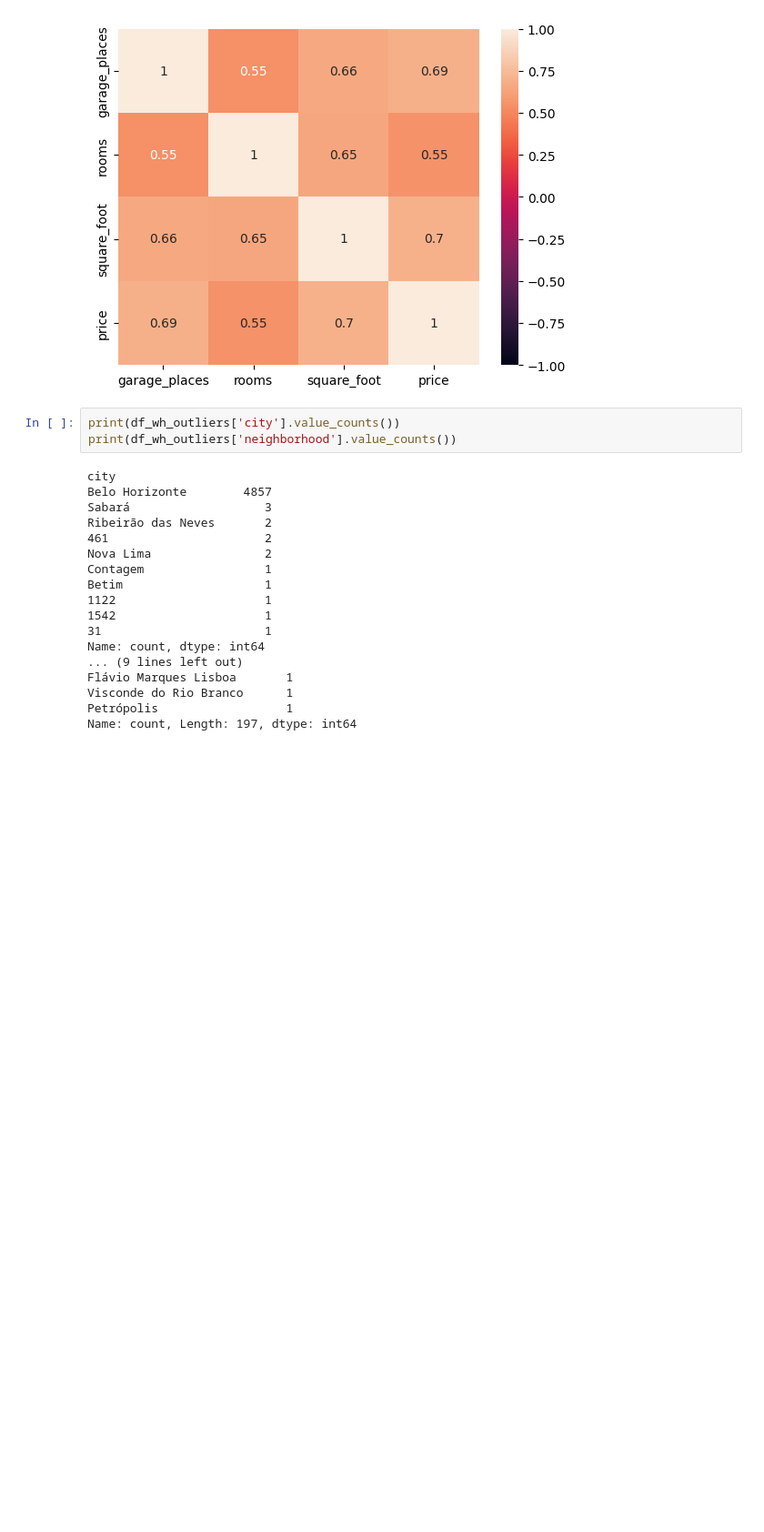
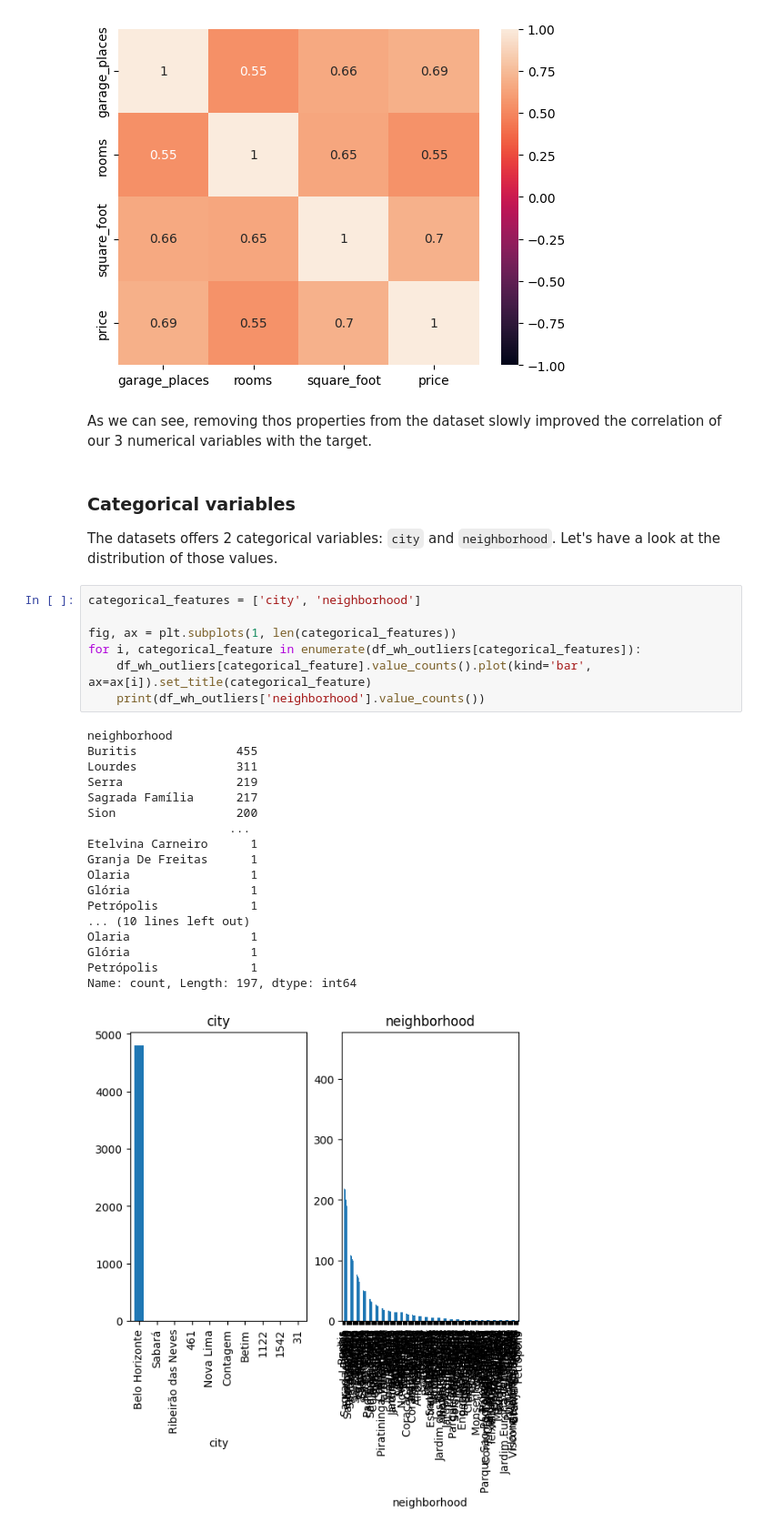
Before and after one commit to QuentinElGuay/belo-horizonte-pricing, a Jupyter notebook: EDA.ipynb, the cells around one changed output. Shown at 91% size. Saved outputs shown, nothing was run; the diff lists cells and outputs as text; blank space fills up the shorter version.

```diff
--- a/EDA.ipynb
+++ b/EDA.ipynb
@@ -318,24 +318,34 @@ corr.style.background_gradient(cmap='coolwarm')
 sns.heatmap(corr, vmin=-1, vmax=1, annot=True);
 # %% [output]
 [figure]
+# %% [markdown]
+As we can see, removing thos properties from the dataset slowly improved the correlation of our 3 numerical variables with the target.
+# %% [markdown]
+### Categorical variables
+The datasets offers 2 categorical variables: `city` and `neighborhood`. Let's have a look at the distribution of those values.
 # %%
-print(df_wh_outliers['city'].value_counts())
-print(df_wh_outliers['neighborhood'].value_counts())
+categorical_features = ['city', 'neighborhood']
+
+fig, ax = plt.subplots(1, len(categorical_features))
+for i, categorical_feature in enumerate(df_wh_outliers[categorical_features]):
+    df_wh_outliers[categorical_feature].value_counts().plot(kind='bar', ax=ax[i]).set_title(categorical_feature)
+    print(df_wh_outliers['neighborhood'].value_counts())
 # %% [output]
-city
-Belo Horizonte        4857
-Sabará                   3
-Ribeirão das Neves       2
-461                      2
-Nova Lima                2
-Contagem                 1
-Betim                    1
-1122                     1
-1542                     1
-31                       1
-Name: count, dtype: int64
-... (9 lines left out)
-Flávio Marques Lisboa       1
-Visconde do Rio Branco      1
-Petrópolis                  1
+neighborhood
+Buritis              455
+Lourdes              311
+Serra                219
+Sagrada Família      217
+Sion                 200
+                    ...
+Etelvina Carneiro      1
+Granja De Freitas      1
+Olaria                 1
+Glória                 1
+Petrópolis             1
+... (10 lines left out)
+Olaria                 1
+Glória                 1
+Petrópolis             1
 Name: count, Length: 197, dtype: int64
+[figure, added]
```
Also changed, not shown: parts of 9 cells of this notebook.
